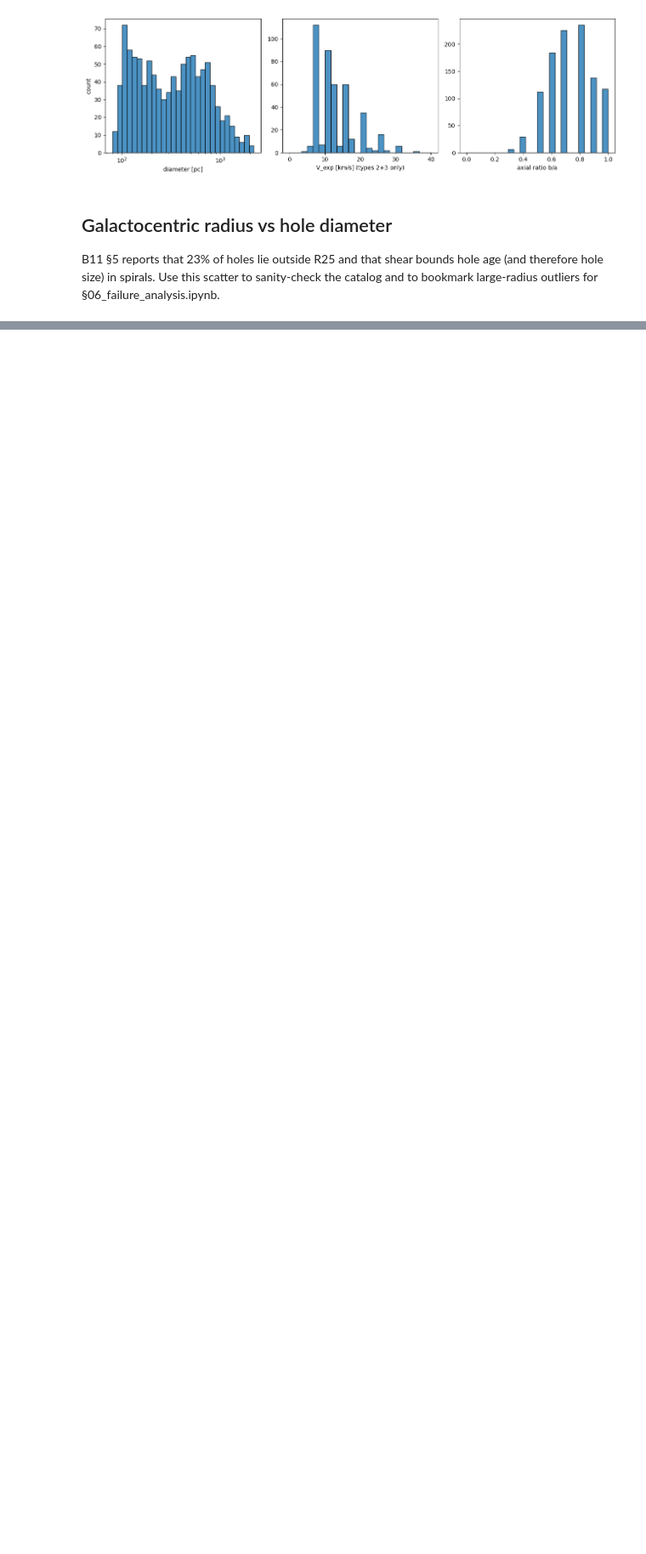
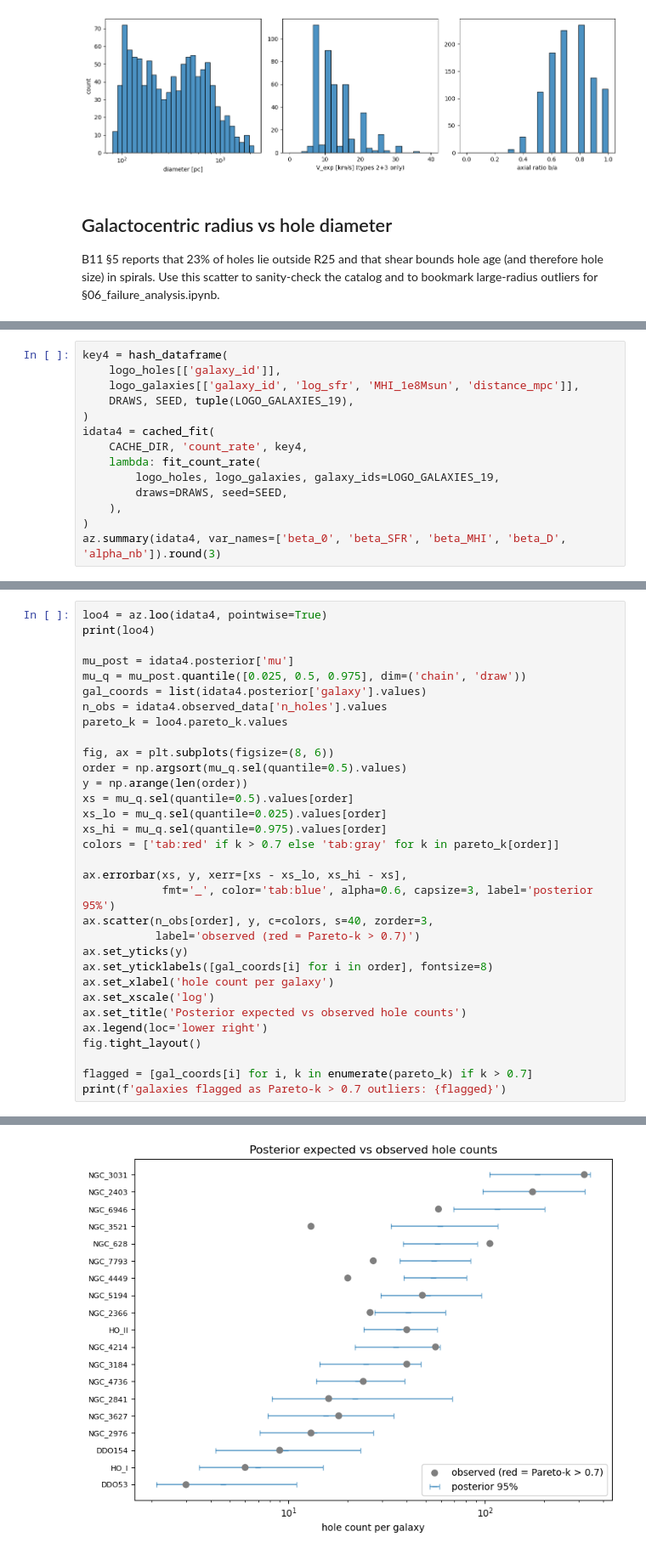
Before and after one commit to jorodgrz/HIShells, a Jupyter notebook: notebooks/01_explore_catalog.ipynb, the cells around one changed output, grey strips where cells are left out. Shown at 85% size. Cells and saved outputs as stored; diff of their text form; blank space fills up the shorter version.

```diff
--- a/notebooks/01_explore_catalog.ipynb
+++ b/notebooks/01_explore_catalog.ipynb
@@ -122,0 +408,14 @@ fig.tight_layout()
+# %%
+key4 = hash_dataframe(
+    logo_holes[['galaxy_id']],
+    logo_galaxies[['galaxy_id', 'log_sfr', 'MHI_1e8Msun', 'distance_mpc']],
+    DRAWS, SEED, tuple(LOGO_GALAXIES_19),
+)
+idata4 = cached_fit(
+    CACHE_DIR, 'count_rate', key4,
+    lambda: fit_count_rate(
+        logo_holes, logo_galaxies, galaxy_ids=LOGO_GALAXIES_19,
+        draws=DRAWS, seed=SEED,
+    ),
+)
+az.summary(idata4, var_names=['beta_0', 'beta_SFR', 'beta_MHI', 'beta_D', 'alpha_nb']).round(3)
@@ -122,0 +429,33 @@ fig.tight_layout()
+# %%
+loo4 = az.loo(idata4, pointwise=True)
+print(loo4)
+
+mu_post = idata4.posterior['mu']
+mu_q = mu_post.quantile([0.025, 0.5, 0.975], dim=('chain', 'draw'))
+gal_coords = list(idata4.posterior['galaxy'].values)
+n_obs = idata4.observed_data['n_holes'].values
+pareto_k = loo4.pareto_k.values
+
+fig, ax = plt.subplots(figsize=(8, 6))
+order = np.argsort(mu_q.sel(quantile=0.5).values)
+y = np.arange(len(order))
+xs = mu_q.sel(quantile=0.5).values[order]
+xs_lo = mu_q.sel(quantile=0.025).values[order]
+xs_hi = mu_q.sel(quantile=0.975).values[order]
+colors = ['tab:red' if k > 0.7 else 'tab:gray' for k in pareto_k[order]]
+
+ax.errorbar(xs, y, xerr=[xs - xs_lo, xs_hi - xs],
+            fmt='_', color='tab:blue', alpha=0.6, capsize=3, label='posterior 95%')
+ax.scatter(n_obs[order], y, c=colors, s=40, zorder=3,
+           label='observed (red = Pareto-k > 0.7)')
+ax.set_yticks(y)
+ax.set_yticklabels([gal_coords[i] for i in order], fontsize=8)
+ax.set_xlabel('hole count per galaxy')
+ax.set_xscale('log')
+ax.set_title('Posterior expected vs observed hole counts')
+ax.legend(loc='lower right')
+fig.tight_layout()
+
+flagged = [gal_coords[i] for i, k in enumerate(pareto_k) if k > 0.7]
+print(f'galaxies flagged as Pareto-k > 0.7 outliers: {flagged}')
+# %% [output]
@@ -122,0 +476 @@ fig.tight_layout()
+[figure, added]
```
Also changed, not shown: parts of 21 cells of this notebook, 4 other files.
